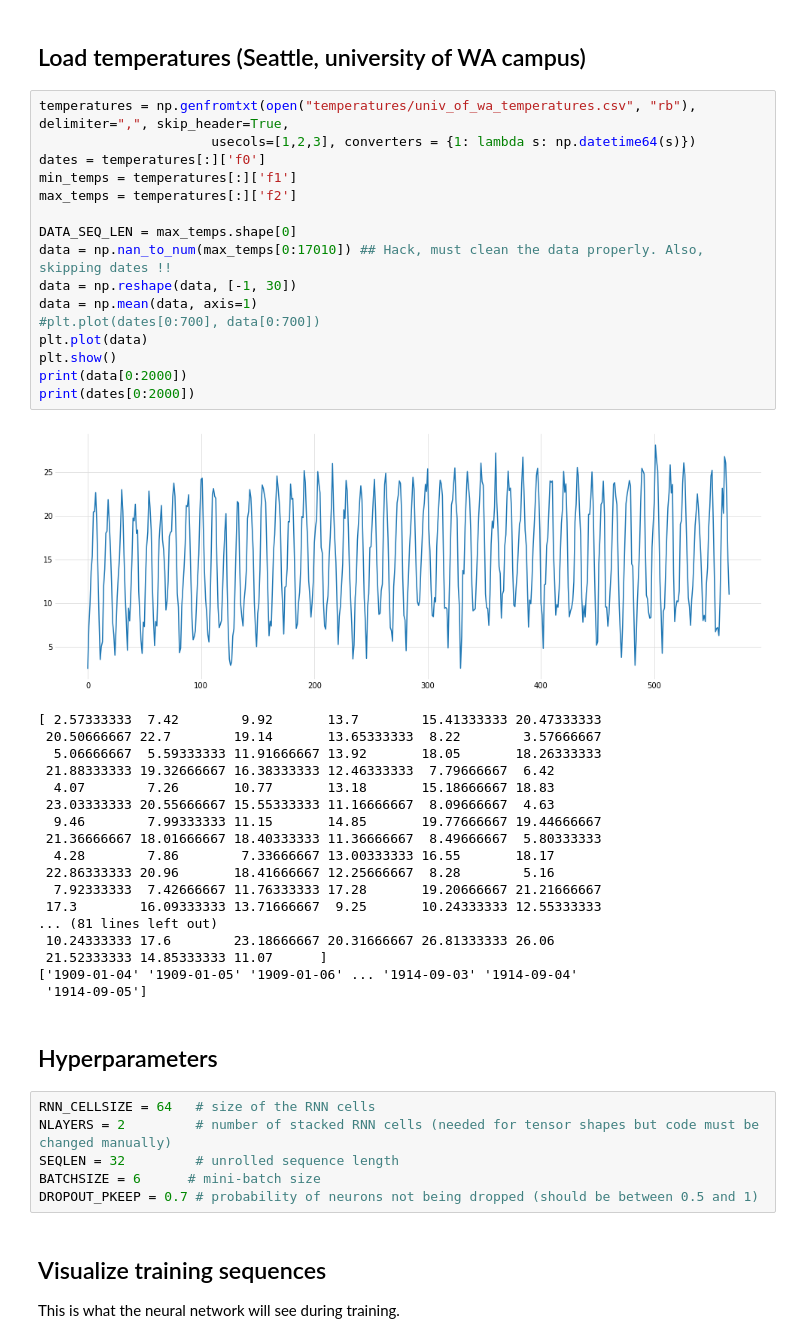
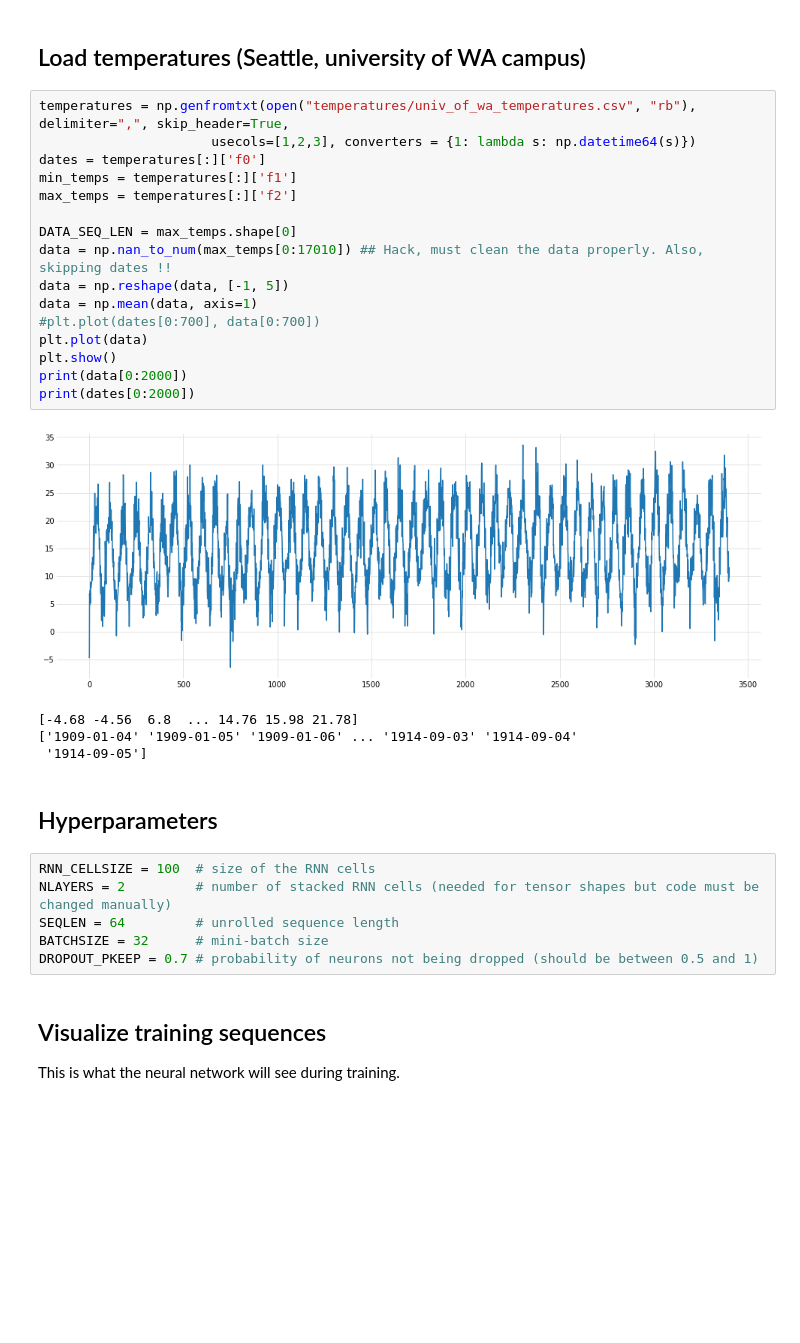
Before and after one commit to dnadamson/tensorflow-rnn-tutorial, a Jupyter notebook: tutorial/01_RNN_generator_temperatures.ipynb, the cells around one changed output. Drawn from its saved outputs; the diff is of its cells as text; blank space fills up the shorter version.

```diff
--- a/tutorial/01_RNN_generator_temperatures.ipynb
+++ b/tutorial/01_RNN_generator_temperatures.ipynb
@@ -20,45 +20,31 @@ Tensorflow version: 1.6.0
 # %%
 temperatures = np.genfromtxt(open("temperatures/univ_of_wa_temperatures.csv", "rb"), delimiter=",", skip_header=True,
                       usecols=[1,2,3], converters = {1: lambda s: np.datetime64(s)})
 dates = temperatures[:]['f0']
 min_temps = temperatures[:]['f1']
 max_temps = temperatures[:]['f2']
 
 DATA_SEQ_LEN = max_temps.shape[0]
 data = np.nan_to_num(max_temps[0:17010]) ## Hack, must clean the data properly. Also, skipping dates !!
-data = np.reshape(data, [-1, 30])
+data = np.reshape(data, [-1, 5])
 data = np.mean(data, axis=1)
 #plt.plot(dates[0:700], data[0:700])
 plt.plot(data)
 plt.show()
 print(data[0:2000])
 print(dates[0:2000])
 # %% [output]
-[figure, old version]
+[figure, new version]
-[ 2.57333333  7.42        9.92       13.7        15.41333333 20.47333333
- 20.50666667 22.7        19.14       13.65333333  8.22        3.57666667
-  5.06666667  5.59333333 11.91666667 13.92       18.05       18.26333333
- 21.88333333 19.32666667 16.38333333 12.46333333  7.79666667  6.42
-  4.07        7.26       10.77       13.18       15.18666667 18.83
- 23.03333333 20.55666667 15.55333333 11.16666667  8.09666667  4.63
-  9.46        7.99333333 11.15       14.85       19.77666667 19.44666667
- 21.36666667 18.01666667 18.40333333 11.36666667  8.49666667  5.80333333
-  4.28        7.86        7.33666667 13.00333333 16.55       18.17
- 22.86333333 20.96       18.41666667 12.25666667  8.28        5.16
-  7.92333333  7.42666667 11.76333333 17.28       19.20666667 21.21666667
- 17.3        16.09333333 13.71666667  9.25       10.24333333 12.55333333
-... (81 lines left out)
- 10.24333333 17.6        23.18666667 20.31666667 26.81333333 26.06
- 21.52333333 14.85333333 11.07      ]
+[-4.68 -4.56  6.8  ... 14.76 15.98 21.78]
 ['1909-01-04' '1909-01-05' '1909-01-06' ... '1914-09-03' '1914-09-04'
  '1914-09-05']
 # %% [markdown]
 ## Hyperparameters
 # %%
-RNN_CELLSIZE = 64   # size of the RNN cells
+RNN_CELLSIZE = 100  # size of the RNN cells
 NLAYERS = 2         # number of stacked RNN cells (needed for tensor shapes but code must be changed manually)
-SEQLEN = 32         # unrolled sequence length
-BATCHSIZE = 6      # mini-batch size
+SEQLEN = 64         # unrolled sequence length
+BATCHSIZE = 32      # mini-batch size
 DROPOUT_PKEEP = 0.7 # probability of neurons not being dropped (should be between 0.5 and 1)
 # %% [markdown]
 ## Visualize training sequences
```
Also changed, not shown: parts of 6 cells of this notebook.
